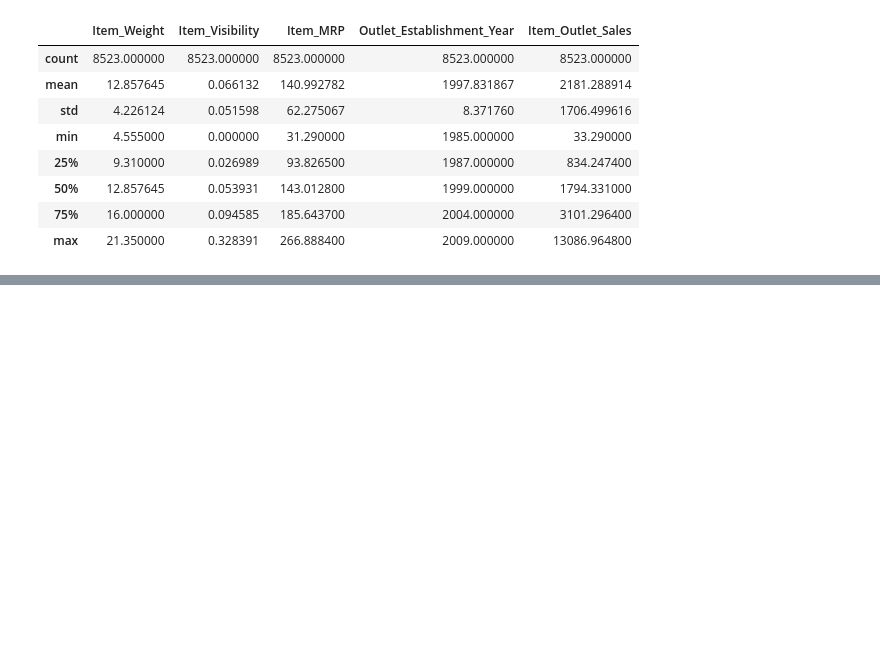
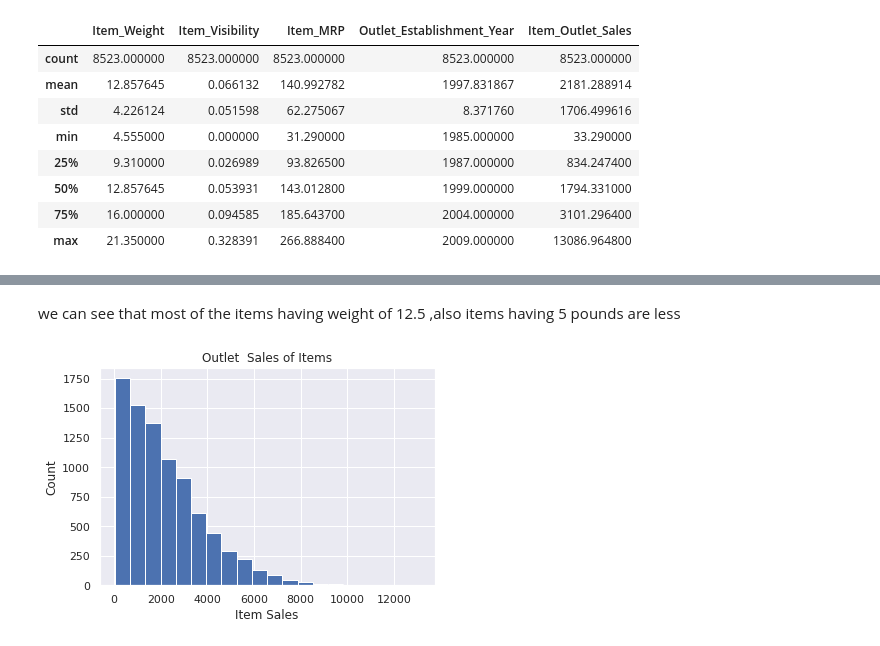
Before and after one commit to JobinJose9660/sales-predictions, a Jupyter notebook: Sales_Prediction.ipynb, the cells around one changed output, grey strips where cells are left out. Drawn from its saved outputs; the diff is of its cells as text; code cells hidden in the pictures; blank space fills up the shorter version.

```diff
--- a/Sales_Prediction.ipynb
+++ b/Sales_Prediction.ipynb
@@ -209,0 +237,11 @@ df.describe()
+# %% [markdown]
+we can see that most of the items having weight of 12.5 ,also items having 5 pounds are less
+# %%
+#Distrbution of Item Sales
+df['Item_Outlet_Sales'].hist(bins = 20)
+plt.xlabel('Item Sales')
+plt.ylabel('Count')
+plt.title('Outlet  Sales of Items')
+plt.show()
+# %% [output]
+[figure, added]
```
Also changed, not shown: parts of 19 cells of this notebook.
